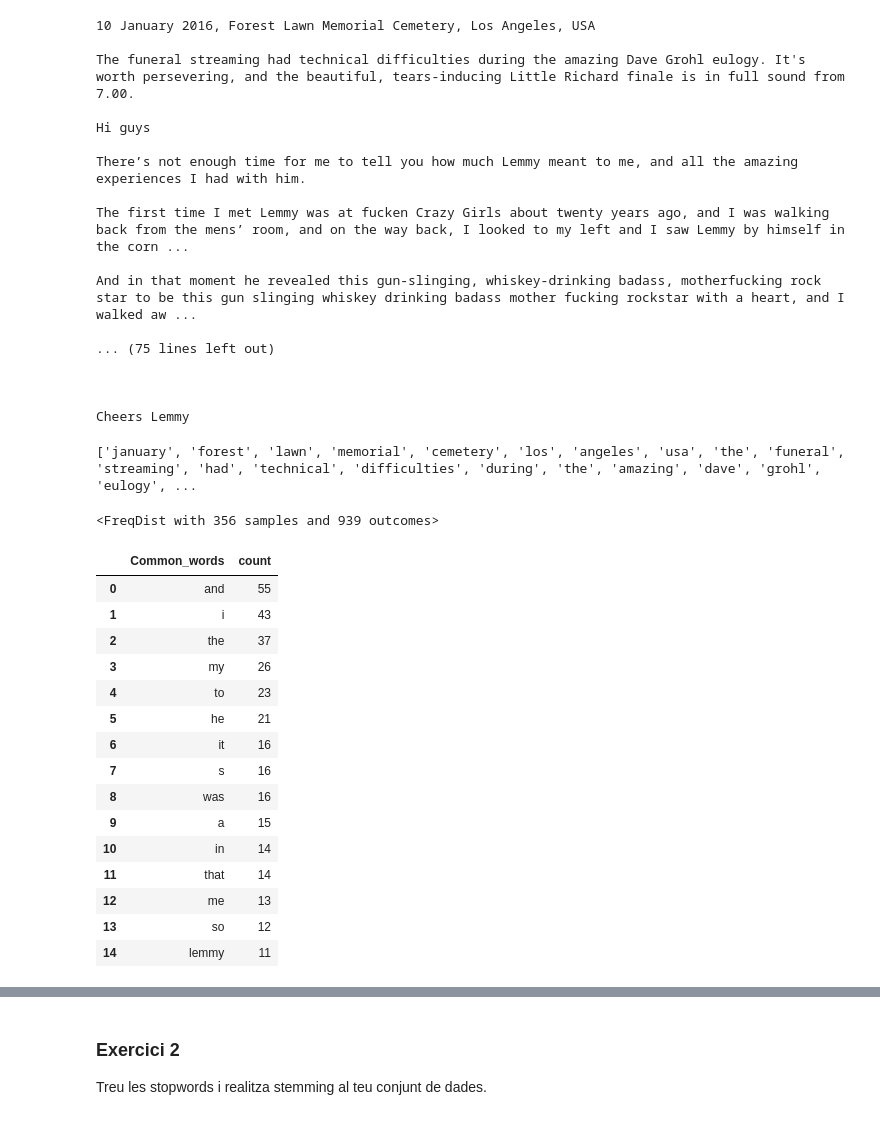
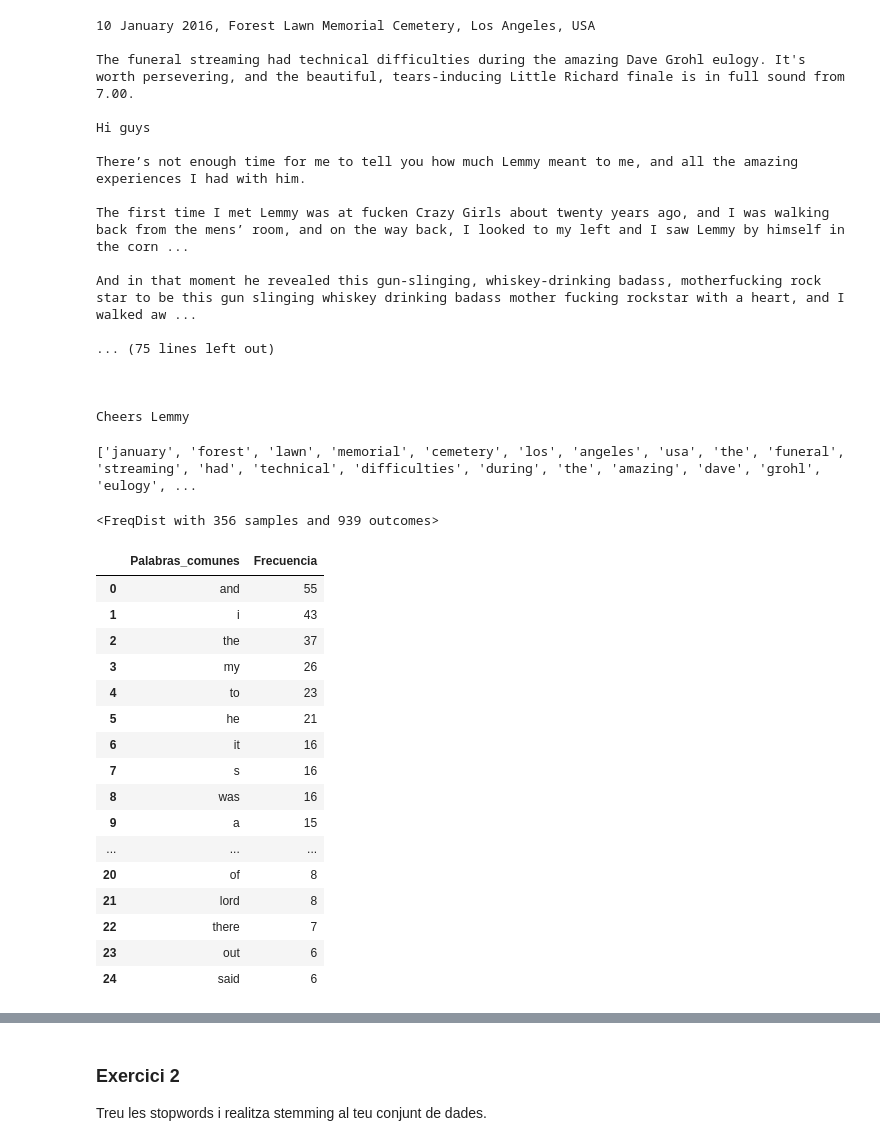
Before and after one commit to AlexV0611/Sprint_9_Text_mining, a Jupyter notebook: M9T01.ipynb, the cells around one changed output, grey strips where cells are left out. Cells and saved outputs as stored; diff of their text form; code cells hidden in the pictures.

```diff
--- a/M9T01.ipynb
+++ b/M9T01.ipynb
@@ -52,13 +53,20 @@ And in that moment he revealed this gun-slinging, whiskey-drinking badass, mothe
 
 
 Cheers Lemmy
-# %%
-text = text.lower()
-tokenized_word=word_tokenize(text)
-
-tokenized_word = [w for w in tokenized_word if w.isalpha()]
-
-print(tokenized_word)
-# %% [output]
-['january', 'forest', 'lawn', 'memorial', 'cemetery', 'los', 'angeles', 'usa', 'the', 'funeral', 'streaming', 'had', 'technical', 'difficulties', 'during', 'the', 'amazing', 'dave', 'grohl', 'eulogy', ...
+# %%
+# convertimos todo el texto a minúsculas, para que las palabras no estén diferenciadas por mayúsculas y minúsculas en análisis posteriores:
+
+text = text.lower()
+
+# Tokenizamos el texto. Es decir, lo dividimos en palabras individuales:
+
+tokenized_word=word_tokenize(text)
+
+# eliminamos los signos de puntuación, números y otros caracteres no alfabéticos, dejando solo las palabras:
+
+tokenized_word = [w for w in tokenized_word if w.isalpha()]
+
+print(tokenized_word)
+# %% [output]
+['january', 'forest', 'lawn', 'memorial', 'cemetery', 'los', 'angeles', 'usa', 'the', 'funeral', 'streaming', 'had', 'technical', 'difficulties', 'during', 'the', 'amazing', 'dave', 'grohl', 'eulogy', ...
 # %%
@@ -69,27 +80,30 @@ fdist = FreqDist(tokenized_word)
 print(fdist)
 # %% [output]
 <FreqDist with 356 samples and 939 outcomes>
-# %%
-word_df = pd.DataFrame(fdist.most_common(15))
-word_df.columns = ['Common_words','count']
-word_df
-# %% [output]
-|  | Common_words | count |
-| 0 | and | 55 |
-| 1 | i | 43 |
-| 2 | the | 37 |
-| 3 | my | 26 |
-| 4 | to | 23 |
-| 5 | he | 21 |
-| 6 | it | 16 |
-| 7 | s | 16 |
-| 8 | was | 16 |
-| 9 | a | 15 |
-| 10 | in | 14 |
-| 11 | that | 14 |
-| 12 | me | 13 |
-| 13 | so | 12 |
-| 14 | lemmy | 11 |
+# %%
+# Dataframe con las palabras más comunes y sus frecuencias
+
+word_df = pd.DataFrame(fdist.most_common(25))
+word_df.columns = ['Palabras_comunes','Frecuencia']
+word_df
+# %% [output]
+|  | Palabras_comunes | Frecuencia |
+| 0 | and | 55 |
+| 1 | i | 43 |
+| 2 | the | 37 |
+| 3 | my | 26 |
+| 4 | to | 23 |
+| 5 | he | 21 |
+| 6 | it | 16 |
+| 7 | s | 16 |
+| 8 | was | 16 |
+| 9 | a | 15 |
+| ... | ... | ... |
+| 20 | of | 8 |
+| 21 | lord | 8 |
+| 22 | there | 7 |
+| 23 | out | 6 |
+| 24 | said | 6 |
 # %%
 import matplotlib.pyplot as plt
 
```
Also changed, not shown: parts of 19 cells of this notebook.
